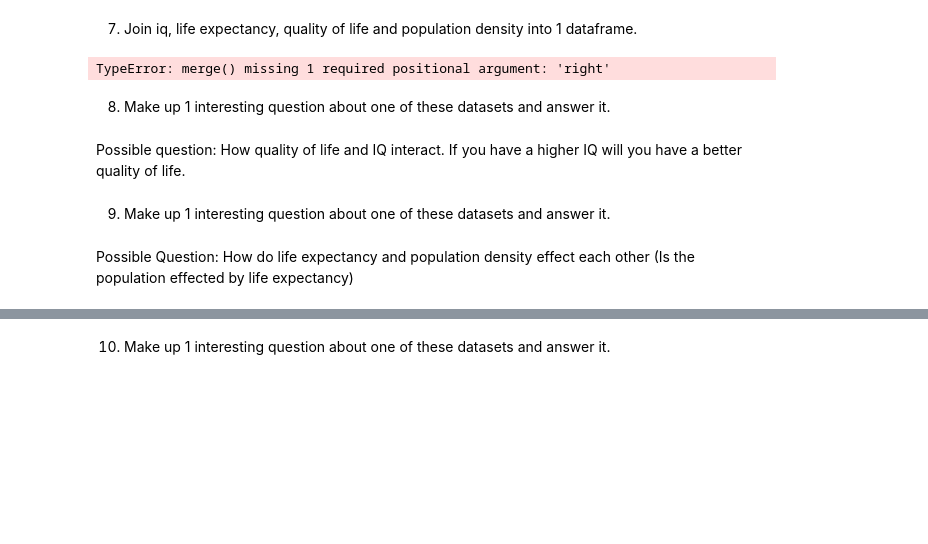
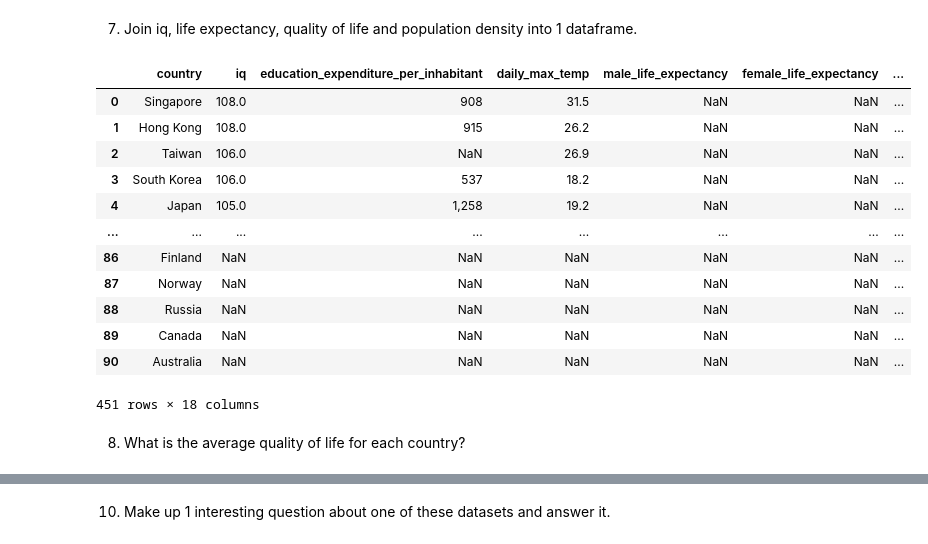
Before and after one commit to kayleeodom/cis277-fa22-Lab4, a Jupyter notebook: Lab4.ipynb, the cells around one changed output, grey strips where cells are left out. Saved outputs shown, nothing was run; the diff lists cells and outputs as text; code cells hidden in the pictures; blank space fills up the shorter version.

```diff
--- a/Lab4.ipynb
+++ b/Lab4.ipynb
@@ -124,16 +126,22 @@ pd.merge(life_expec, qual_life, how='left')
 # %% [markdown]
 7. Join iq, life expectancy, quality of life and population density into 1 dataframe.
 # %%
-pd.merge([iq_data, life_expec, qual_life, pop])
+df_list = [iq_data, life_expec, qual_life, pop]
+merged = pd.concat(df_list)
+merged
 # %% [output]
+|  | country | iq | education_expenditure_per_inhabitant | daily_max_temp | male_life_expectancy | female_life_expectancy | ... |
+| 0 | Singapore | 108.0 | 908 | 31.5 | NaN | NaN | ... |
+| 1 | Hong Kong | 108.0 | 915 | 26.2 | NaN | NaN | ... |
+| 2 | Taiwan | 106.0 | NaN | 26.9 | NaN | NaN | ... |
+| 3 | South Korea | 106.0 | 537 | 18.2 | NaN | NaN | ... |
+| 4 | Japan | 105.0 | 1,258 | 19.2 | NaN | NaN | ... |
+| ... | ... | ... | ... | ... | ... | ... | ... |
+| 86 | Finland | NaN | NaN | NaN | NaN | NaN | ... |
+| 87 | Norway | NaN | NaN | NaN | NaN | NaN | ... |
+| 88 | Russia | NaN | NaN | NaN | NaN | NaN | ... |
+| 89 | Canada | NaN | NaN | NaN | NaN | NaN | ... |
+| 90 | Australia | NaN | NaN | NaN | NaN | NaN | ... |
-TypeError: merge() missing 1 required positional argument: 'right'
+451 rows × 18 columns
-# %% [markdown]
-8. Make up 1 interesting question about one of these datasets and answer it.
-# %% [markdown]
-Possible question:
-How quality of life and IQ interact. If you have a higher IQ will you have a better quality of life.
-# %% [markdown]
-9. Make up 1 interesting question about one of these datasets and answer it.
-# %% [markdown]
-Possible Question:
-How do life expectancy and population density effect each other (Is the population effected by life expectancy)
+# %% [markdown]
+8. What is the average quality of life for each country?
```
Also changed, not shown: parts of 5 cells of this notebook.
